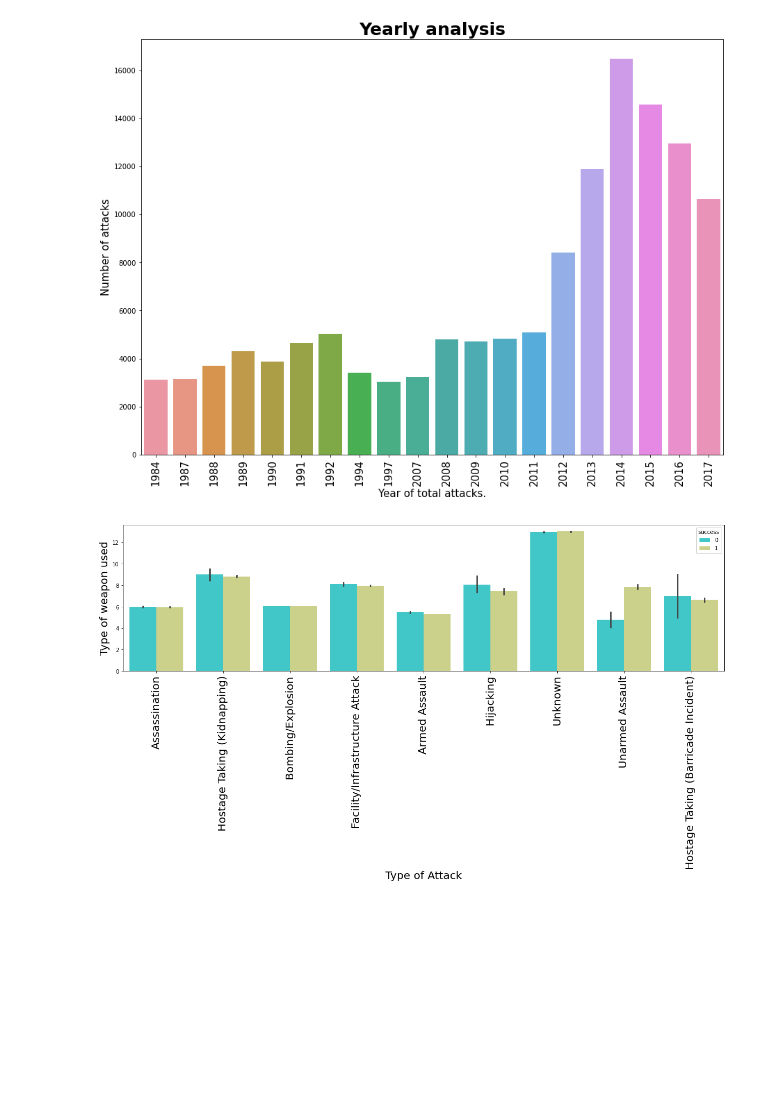
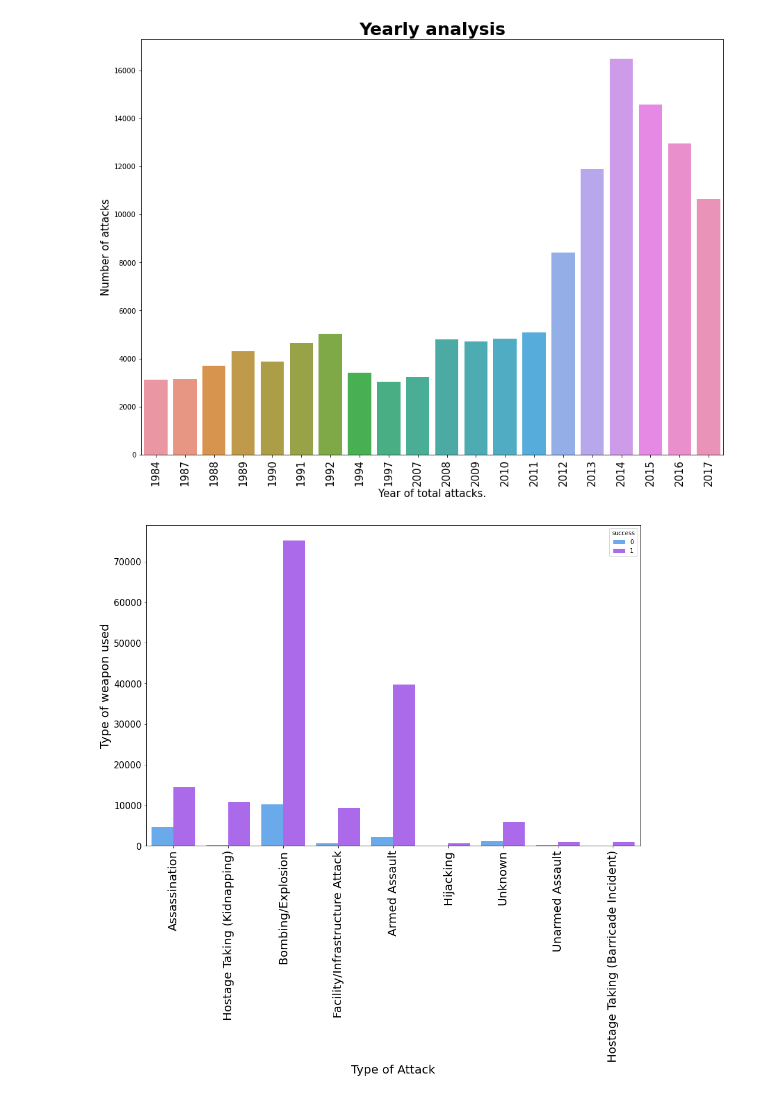
Before and after one commit to archydixit/Grip_Task_1, a Jupyter notebook: sol_task_4.ipynb, the cells around one changed output. Cells and saved outputs as stored; diff of their text form; code cells hidden in the pictures; blank space fills up the shorter version.

```diff
--- a/sol_task_4.ipynb
+++ b/sol_task_4.ipynb
@@ -197,11 +197,12 @@ plt.title('Yearly analysis',size=25, fontweight="bold")
 Text(0.5, 1.0, 'Yearly analysis')
 [figure]
 # %%
-plt.figure(figsize=(20,5))
-sns.barplot(data=df,x='attacktype1_txt',y='weaptype1',hue='success',palette='rainbow')
+plt.figure(figsize=(15,10))
+sns.countplot(df["attacktype1_txt"],hue=df["success"],palette='cool')
 plt.xticks(rotation=90,fontsize=20)
+plt.yticks(fontsize=15)
 plt.xlabel('Type of Attack',fontsize=20)
 plt.ylabel('Type of weapon used', fontsize =20)
 plt.show()
 # %% [output]
-[figure, old version]
+[figure, new version]
```
Also changed, not shown: parts of 4 cells of this notebook.
